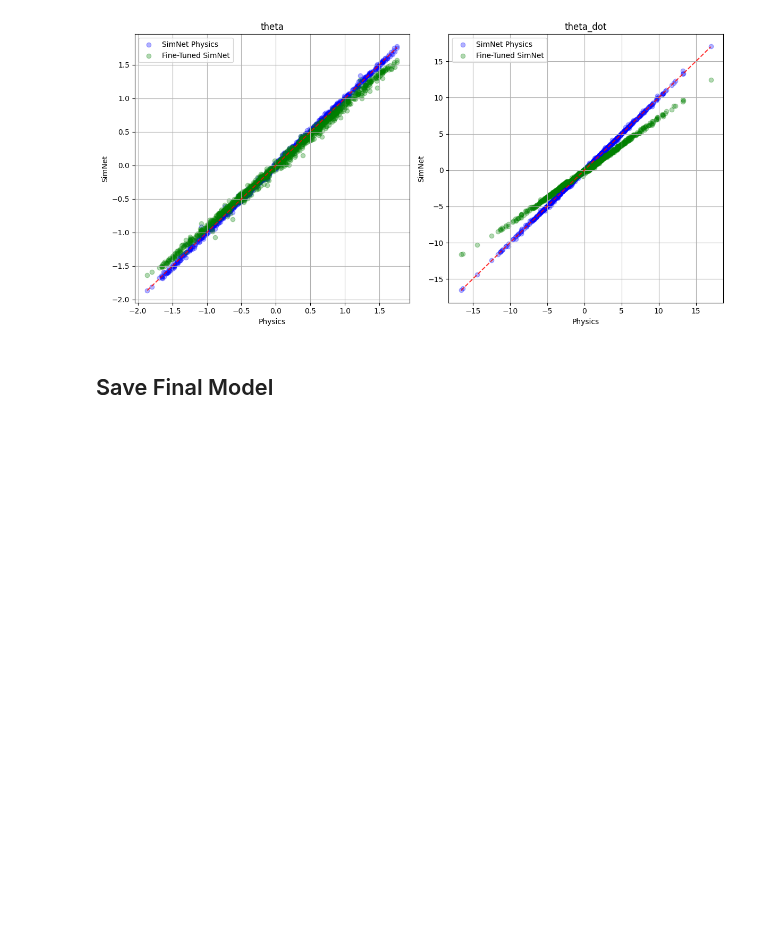
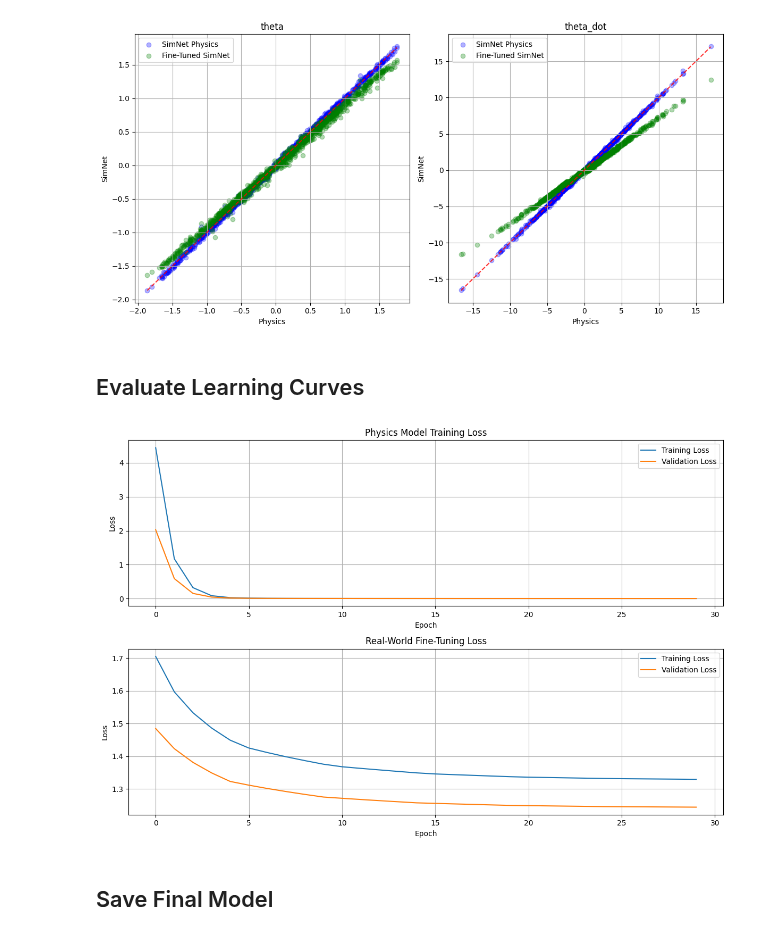
Before and after one commit to EyalPorat/ddpg-balancing-robot, a Jupyter notebook: python/notebooks/train_simnet.ipynb, the cells around one changed output. Cells and saved outputs as stored; diff of their text form; code cells hidden in the pictures; blank space fills up the shorter version.

```diff
--- a/python/notebooks/train_simnet.ipynb
+++ b/python/notebooks/train_simnet.ipynb
@@ -207,6 +288,43 @@ fig = plot_predictions_comparison(
 plt.show()
 # %% [output]
 [figure]
+# %% [markdown]
+## Evaluate Learning Curves
+# %%
+# Extract training losses from history data
+physics_train_losses = [epoch['train_loss'] for epoch in physics_history]
+physics_val_losses = [epoch['val_loss'] for epoch in physics_history]
+real_train_losses = [epoch['train_loss'] for epoch in real_history]
+real_val_losses = [epoch['val_loss'] for epoch in real_history]
+
+# Create figure for loss plots
+plt.figure(figsize=(12, 8))
+
+# Plot physics training loss
+plt.subplot(2, 1, 1)
+plt.plot(physics_train_losses, label='Training Loss')
+plt.plot(physics_val_losses, label='Validation Loss')
+plt.title('Physics Model Training Loss')
+plt.xlabel('Epoch')
+plt.ylabel('Loss')
+plt.grid(True)
+plt.legend()
+
+# Plot real-world fine-tuning loss
+plt.subplot(2, 1, 2)
+plt.plot(real_train_losses, label='Training Loss')
+plt.plot(real_val_losses, label='Validation Loss')
+plt.title('Real-World Fine-Tuning Loss')
+plt.xlabel('Epoch')
+plt.ylabel('Loss')
+plt.grid(True)
+plt.legend()
+
+plt.tight_layout()
+plt.savefig(log_dir / "loss_curves.png")
+plt.show()
+# %% [output]
+[figure, added]
 # %% [markdown]
 ## Save Final Model
 # %%
```
Also changed, not shown: parts of 2 cells of this notebook, 3 other files.
